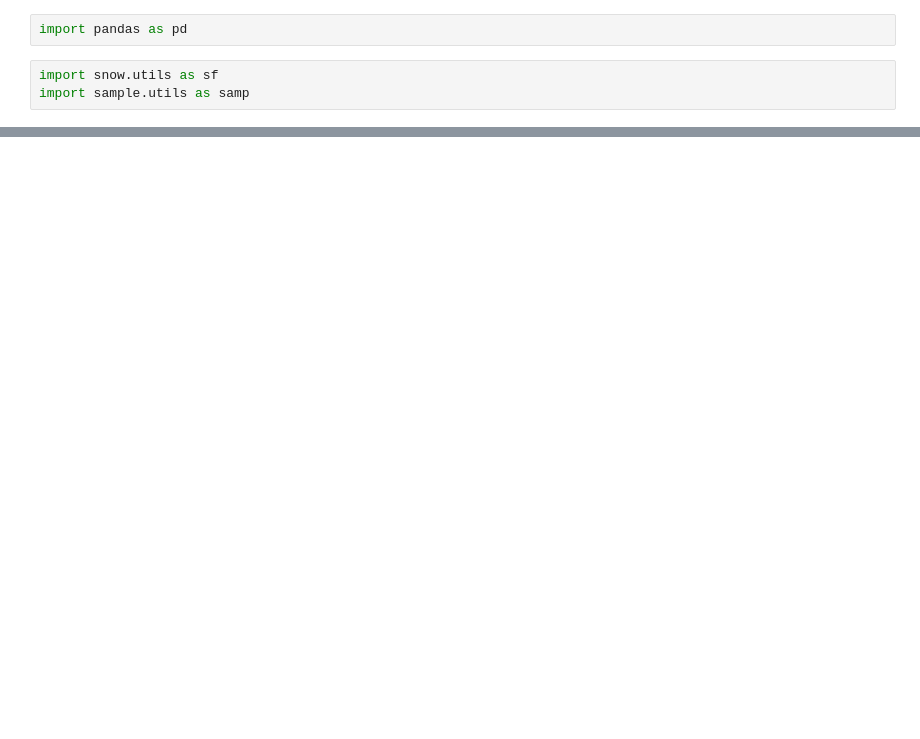
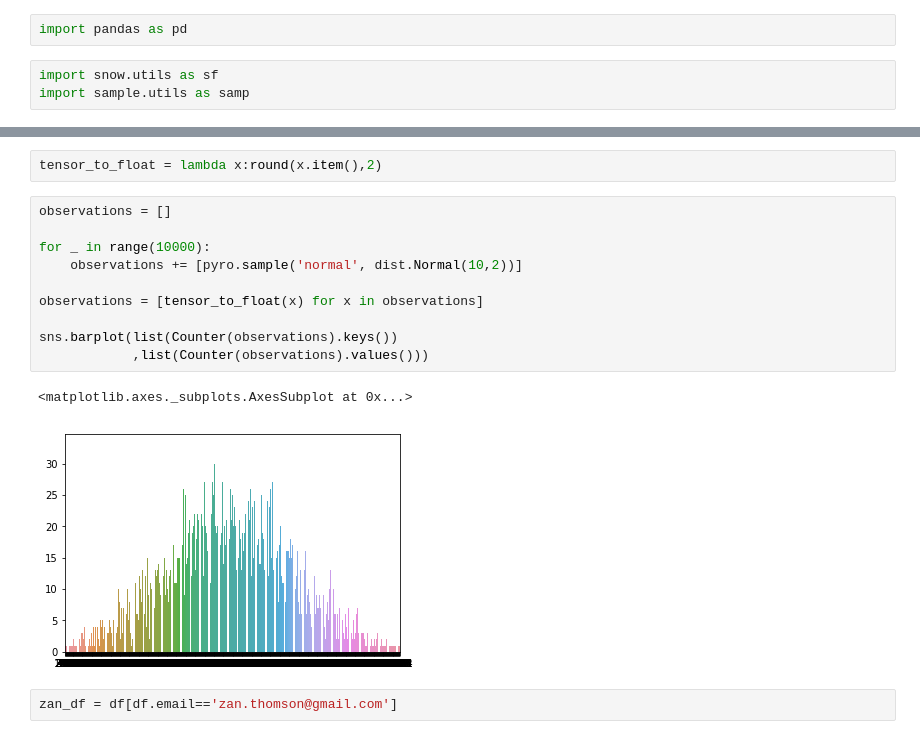
Before and after one commit to Z-an/sampler, a Jupyter notebook: canvas.ipynb, the cells around one changed output, grey strips where cells are left out. Cells and saved outputs as stored; diff of their text form; blank space fills up the shorter version.

```diff
--- a/canvas.ipynb
+++ b/canvas.ipynb
@@ -69,0 +196,17 @@ See the caveats in the documentation: http://pandas.pydata.org/pandas-docs/stabl
+# %%
+tensor_to_float = lambda x:round(x.item(),2)
+# %%
+observations = []
+
+for _ in range(10000):
+    observations += [pyro.sample('normal', dist.Normal(10,2))]
+
+observations = [tensor_to_float(x) for x in observations]
+
+sns.barplot(list(Counter(observations).keys())
+            ,list(Counter(observations).values()))
+# %% [output]
+<matplotlib.axes._subplots.AxesSubplot at 0x...>
+[figure, added]
+# %%
+zan_df = df[df.email=='zan.thomson@gmail.com']
```
Also changed, not shown: parts of 23 cells of this notebook, 27 other files.
